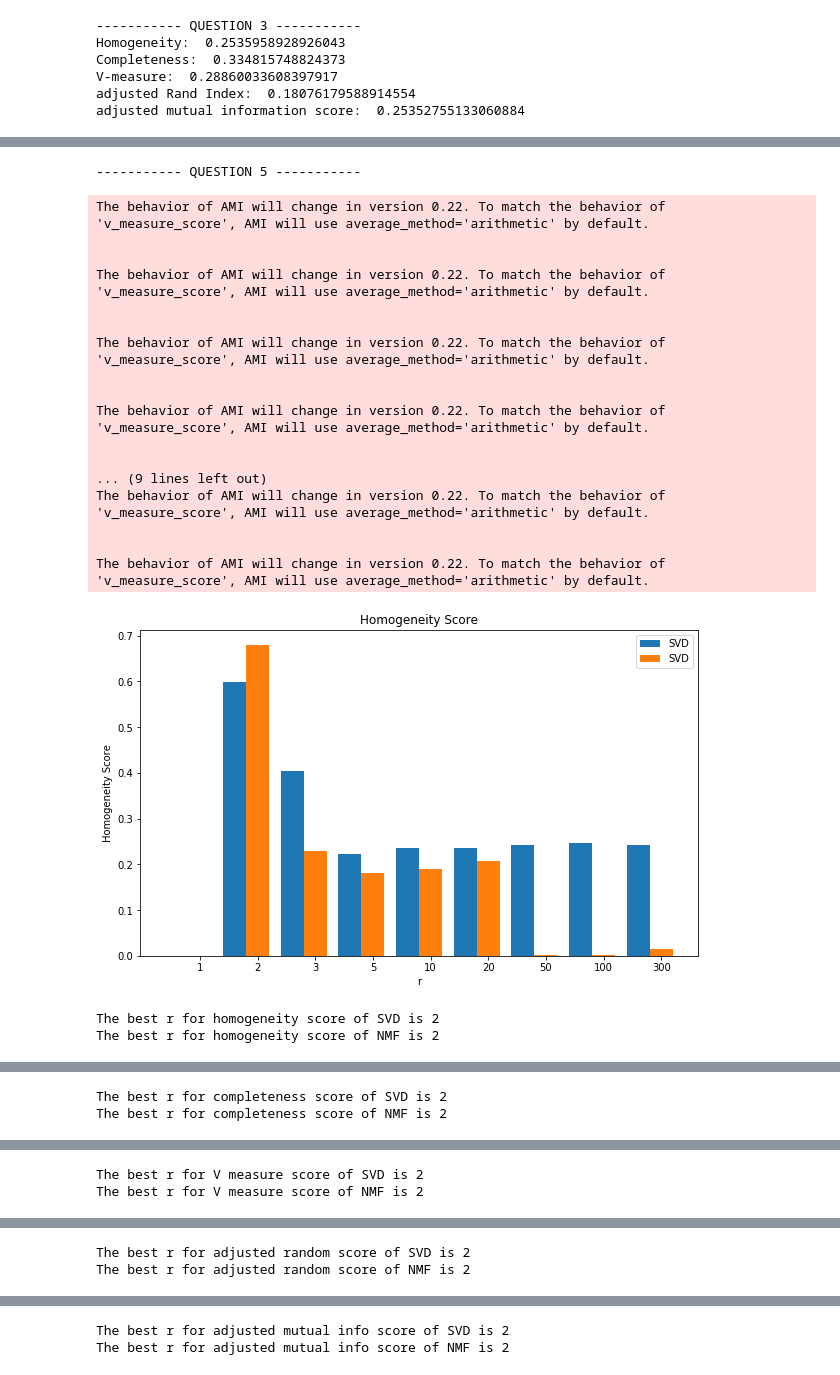
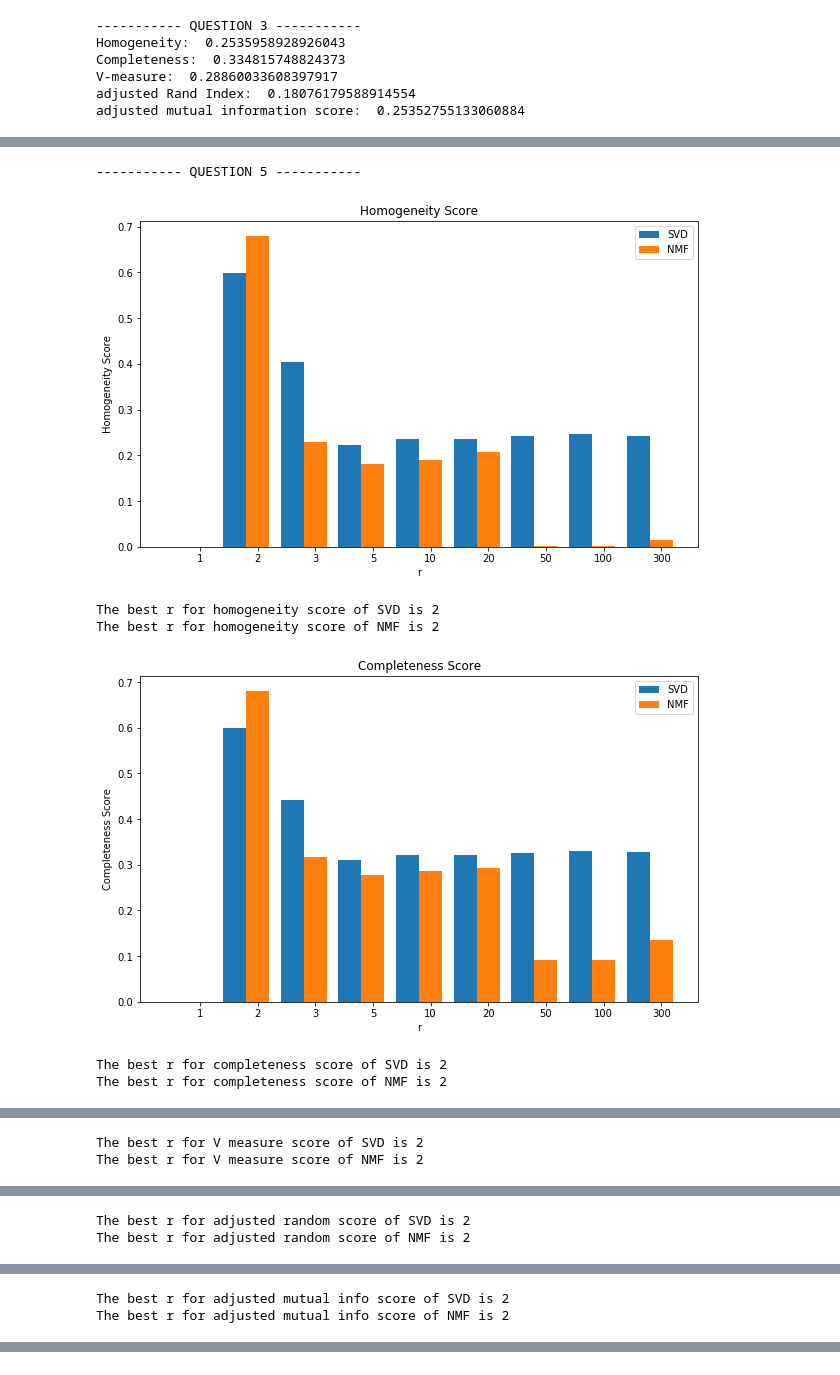
Before and after one commit to ztsorojev/K-means-Clustering, a Jupyter notebook: EE219_Project2.ipynb, the cells around one changed output, grey strips where cells are left out. Cells and saved outputs as stored; diff of their text form; code cells hidden in the pictures.

```diff
--- a/EE219_Project2.ipynb
+++ b/EE219_Project2.ipynb
@@ -187,7 +188,7 @@ x2 = [1.4, 2.4, 3.4, 4.4, 5.4, 6.4, 7.4, 8.4, 9.4]
 # Plot homogeneity score
 plt.figure(figsize=(10,6))
 plt.bar(x1,homogeneity_SVD,width =0.4,label='SVD',tick_label = r)
-plt.bar(x2,homogeneity_NMF,width =0.4,label='SVD',tick_label = r)
+plt.bar(x2,homogeneity_NMF,width =0.4,label='NMF',tick_label = r)
 plt.xlabel('r')
 plt.ylabel('Homogeneity Score')
 plt.title('Homogeneity Score')
@@ -200,7 +201,7 @@ print("The best r for homogeneity score of NMF is", homogeneity_NMF.index(max(ho
 # Plot completeness score
 plt.figure(figsize=(10,6))
 plt.bar(x1,completeness_SVD,width =0.4,label='SVD',tick_label = r)
-plt.bar(x2,completeness_NMF,width =0.4,label='SVD',tick_label = r)
+plt.bar(x2,completeness_NMF,width =0.4,label='NMF',tick_label = r)
 plt.xlabel('r')
 plt.ylabel('Completeness Score')
 plt.title('Completeness Score')
@@ -213,7 +214,7 @@ print("The best r for completeness score of NMF is", completeness_NMF.index(max(
 # Plot V measure score
 plt.figure(figsize=(10,6))
 plt.bar(x1, vmeasure_SVD,width =0.4,label='SVD',tick_label = r)
-plt.bar(x2, vmeasure_NMF,width =0.4,label='SVD',tick_label = r)
+plt.bar(x2, vmeasure_NMF,width =0.4,label='NMF',tick_label = r)
 plt.xlabel('r')
 plt.ylabel('V measure Score')
 plt.title('V measure Score')
@@ -221,52 +222,38 @@ plt.legend()
 plt.show()
 
 print("The best r for V measure score of SVD is", vmeasure_SVD.index(max(vmeasure_SVD))+1)
 print("The best r for V measure score of NMF is", vmeasure_NMF.index(max(vmeasure_NMF))+1)
 
 # Plot adjusted random score score
 plt.figure(figsize=(10,6))
 plt.bar(x1,adjusted_rand_SVD,width =0.4,label='SVD',tick_label = r)
-plt.bar(x2,adjusted_rand_NMF,width =0.4,label='SVD',tick_label = r)
+plt.bar(x2,adjusted_rand_NMF,width =0.4,label='NMF',tick_label = r)
 plt.xlabel('r')
 plt.ylabel('Adjusted random Score')
 plt.title('Adjusted random Score')
 plt.legend()
 plt.show()
 
 print("The best r for adjusted random score of SVD is", adjusted_rand_SVD.index(max(adjusted_rand_SVD))+1)
 print("The best r for adjusted random score of NMF is", adjusted_rand_NMF.index(max(adjusted_rand_NMF))+1)
 
 # Plot adjusted mutual info
 plt.figure(figsize=(10,6))
 plt.bar(x1,adjusted_mutual_SVD,width =0.4,label='SVD',tick_label = r)
-plt.bar(x2,adjusted_mutual_NMF,width =0.4,label='SVD', tick_label = r)
+plt.bar(x2,adjusted_mutual_NMF,width =0.4,label='NMF', tick_label = r)
 plt.xlabel('r')
 plt.ylabel('Adjusted mutual info Score')
 plt.title('Adjusted mutual info Score')
 plt.legend()
 plt.show()
 
 print("The best r for adjusted mutual info score of SVD is", adjusted_mutual_SVD.index(max(adjusted_mutual_SVD))+1)
 print("The best r for adjusted mutual info score of NMF is", adjusted_mutual_NMF.index(max(adjusted_mutual_NMF))+1)
 # %% [output]
 ----------- QUESTION 5 -----------
+[figure]
-The behavior of AMI will change in version 0.22. To match the behavior of 'v_measure_score', AMI will use average_method='arithmetic' by default.
-
-
-The behavior of AMI will change in version 0.22. To match the behavior of 'v_measure_score', AMI will use average_method='arithmetic' by default.
-
-
-The behavior of AMI will change in version 0.22. To match the behavior of 'v_measure_score', AMI will use average_method='arithmetic' by default.
-
-
-The behavior of AMI will change in version 0.22. To match the behavior of 'v_measure_score', AMI will use average_method='arithmetic' by default.
-
-
-... (9 lines left out)
-The behavior of AMI will change in version 0.22. To match the behavior of 'v_measure_score', AMI will use average_method='arithmetic' by default.
-
-
-The behavior of AMI will change in version 0.22. To match the behavior of 'v_measure_score', AMI will use average_method='arithmetic' by default.
+The best r for homogeneity score of SVD is 2
+The best r for homogeneity score of NMF is 2
-[figure]
+[figure]
-The best r for homogeneity score of SVD is 2
-The best r for homogeneity score of NMF is 2
+The best r for completeness score of SVD is 2
+The best r for completeness score of NMF is 2
@@ -274,2 +261,2 @@ The best r for homogeneity score of NMF is 2
-The best r for completeness score of SVD is 2
-The best r for completeness score of NMF is 2
+The best r for V measure score of SVD is 2
+The best r for V measure score of NMF is 2
@@ -277,2 +264,2 @@ The best r for completeness score of NMF is 2
-The best r for V measure score of SVD is 2
-The best r for V measure score of NMF is 2
+The best r for adjusted random score of SVD is 2
+The best r for adjusted random score of NMF is 2
@@ -280,2 +267,2 @@ The best r for V measure score of NMF is 2
-The best r for adjusted random score of SVD is 2
-The best r for adjusted random score of NMF is 2
+The best r for adjusted mutual info score of SVD is 2
+The best r for adjusted mutual info score of NMF is 2
@@ -283,2 +268,0 @@ The best r for adjusted random score of NMF is 2
-The best r for adjusted mutual info score of SVD is 2
-The best r for adjusted mutual info score of NMF is 2
```
Also changed, not shown: parts of 6 cells of this notebook.
